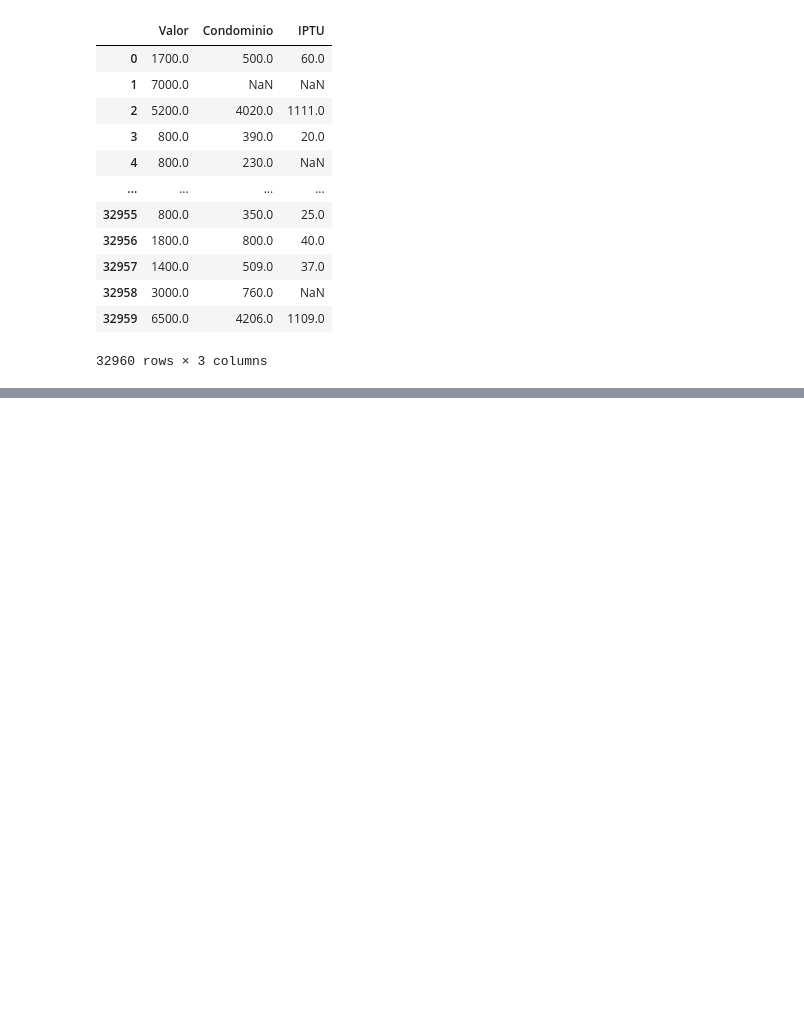
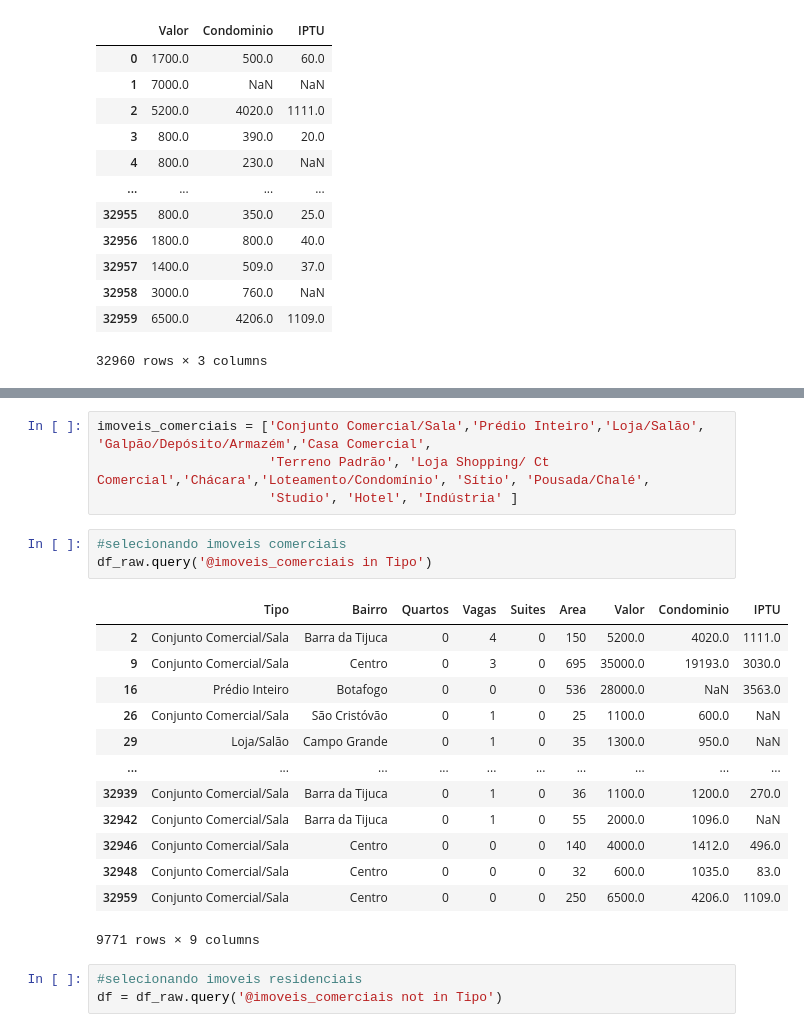
Before and after one commit to rodrigoceezar/curso_pandas_alura, a Jupyter notebook: analise_imoveis.ipynb, the cells around one changed output, grey strips where cells are left out. Saved outputs shown, nothing was run; the diff lists cells and outputs as text; blank space fills up the shorter version.

```diff
--- a/analise_imoveis.ipynb
+++ b/analise_imoveis.ipynb
@@ -119,0 +144,24 @@ df_raw[['Valor', 'Condominio','IPTU']]
+# %%
+imoveis_comerciais = ['Conjunto Comercial/Sala','Prédio Inteiro','Loja/Salão', 'Galpão/Depósito/Armazém','Casa Comercial',
+                      'Terreno Padrão', 'Loja Shopping/ Ct Comercial','Chácara','Loteamento/Condomínio', 'Sítio', 'Pousada/Chalé',
+                      'Studio', 'Hotel', 'Indústria' ]
+# %%
+#selecionando imoveis comerciais
+df_raw.query('@imoveis_comerciais in Tipo')
+# %% [output]
+|  | Tipo | Bairro | Quartos | Vagas | Suites | Area | Valor | Condominio | IPTU |
+| 2 | Conjunto Comercial/Sala | Barra da Tijuca | 0 | 4 | 0 | 150 | 5200.0 | 4020.0 | 1111.0 |
+| 9 | Conjunto Comercial/Sala | Centro | 0 | 3 | 0 | 695 | 35000.0 | 19193.0 | 3030.0 |
+| 16 | Prédio Inteiro | Botafogo | 0 | 0 | 0 | 536 | 28000.0 | NaN | 3563.0 |
+| 26 | Conjunto Comercial/Sala | São Cristóvão | 0 | 1 | 0 | 25 | 1100.0 | 600.0 | NaN |
+| 29 | Loja/Salão | Campo Grande | 0 | 1 | 0 | 35 | 1300.0 | 950.0 | NaN |
+| ... | ... | ... | ... | ... | ... | ... | ... | ... | ... |
+| 32939 | Conjunto Comercial/Sala | Barra da Tijuca | 0 | 1 | 0 | 36 | 1100.0 | 1200.0 | 270.0 |
+| 32942 | Conjunto Comercial/Sala | Barra da Tijuca | 0 | 1 | 0 | 55 | 2000.0 | 1096.0 | NaN |
+| 32946 | Conjunto Comercial/Sala | Centro | 0 | 0 | 0 | 140 | 4000.0 | 1412.0 | 496.0 |
+| 32948 | Conjunto Comercial/Sala | Centro | 0 | 0 | 0 | 32 | 600.0 | 1035.0 | 83.0 |
+| 32959 | Conjunto Comercial/Sala | Centro | 0 | 0 | 0 | 250 | 6500.0 | 4206.0 | 1109.0 |
+9771 rows × 9 columns
+# %%
+#selecionando imoveis residenciais
+df = df_raw.query('@imoveis_comerciais not in Tipo')
```
Also changed, not shown: parts of 11 cells of this notebook, 1 other file.
